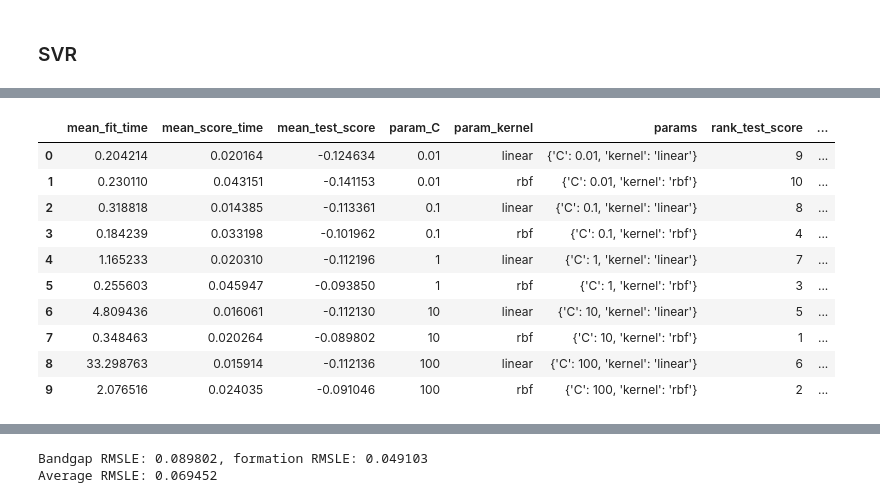
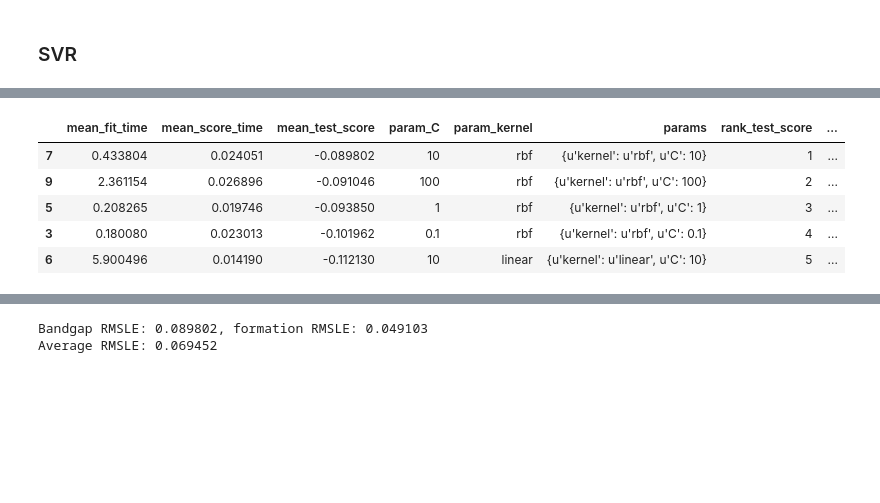
Before and after one commit to RuihaoQiu/Machine-learning-on-materials-research, a Jupyter notebook: Predictions_of_bandgap_and_formation_energy/Model_selection.ipynb, the cells around one changed output, grey strips where cells are left out. Saved outputs shown, nothing was run; the diff lists cells and outputs as text; code cells hidden in the pictures; blank space fills up the shorter version.

```diff
--- a/Predictions_of_bandgap_and_formation_energy/Model_selection.ipynb
+++ b/Predictions_of_bandgap_and_formation_energy/Model_selection.ipynb
@@ -63,23 +65,21 @@ def opt_model(X, y, model, params, cv_search):
     cv_search: cross validation searching method;
     '''
     if cv_search == "GridSearchCV":
-        method = GridSearchCV(model,
+        method = dcv.GridSearchCV(model,
                             param_grid=params,
                             scoring=my_score,
                             cv=5,
-                            n_jobs=-1,
-                            return_train_score=False,
-                            verbose=5)
+                            n_jobs=8,
+                            return_train_score=False)
 
-    elif cv_search == "BayesSearchCV":
-        method = BayesSearchCV(model,
-                            search_spaces=params,
+    elif cv_search == "RandomizedSearchCV":
+        method = dcv.RandomizedSearchCV(model,
+                            param_distributions=params,
                             scoring=my_score,
                             cv=5,
-                            n_iter=50,
-                            n_jobs=-1,
-                            return_train_score=False,
-                            verbose=5)
+                            n_iter=25,
+                            n_jobs=8,
+                            return_train_score=False)
 
     opt = method.fit(X, y)
     return opt
@@ -141,6 +141,6 @@ Average RMSLE: 0.061755
 X_scale = scale(X)
 model = SVR()
 param_grid = {'kernel':('linear', 'rbf'), 'C':[0.01, 0.1, 1, 10, 100]}
-
-svr_g = opt_model(X_scale, y_g, model, param_grid, "GridSearchCV")
+with ProgressBar():
+    svr_g = opt_model(X_scale, y_g, model, param_grid, "GridSearchCV")
 # %% [output]
@@ -183,15 +148,10 @@ Fitting 5 folds for each of 10 candidates, totalling 50 fits
 # %%
-pd.DataFrame(svr_g.cv_results_)
+pd.DataFrame(svr_g.cv_results_).sort_values("rank_test_score").head()
 # %% [output]
 |  | mean_fit_time | mean_score_time | mean_test_score | param_C | param_kernel | params | rank_test_score | ... |
-| 0 | 0.204214 | 0.020164 | -0.124634 | 0.01 | linear | {'C': 0.01, 'kernel': 'linear'} | 9 | ... |
-| 1 | 0.230110 | 0.043151 | -0.141153 | 0.01 | rbf | {'C': 0.01, 'kernel': 'rbf'} | 10 | ... |
-| 2 | 0.318818 | 0.014385 | -0.113361 | 0.1 | linear | {'C': 0.1, 'kernel': 'linear'} | 8 | ... |
-| 3 | 0.184239 | 0.033198 | -0.101962 | 0.1 | rbf | {'C': 0.1, 'kernel': 'rbf'} | 4 | ... |
-| 4 | 1.165233 | 0.020310 | -0.112196 | 1 | linear | {'C': 1, 'kernel': 'linear'} | 7 | ... |
-| 5 | 0.255603 | 0.045947 | -0.093850 | 1 | rbf | {'C': 1, 'kernel': 'rbf'} | 3 | ... |
-| 6 | 4.809436 | 0.016061 | -0.112130 | 10 | linear | {'C': 10, 'kernel': 'linear'} | 5 | ... |
-| 7 | 0.348463 | 0.020264 | -0.089802 | 10 | rbf | {'C': 10, 'kernel': 'rbf'} | 1 | ... |
-| 8 | 33.298763 | 0.015914 | -0.112136 | 100 | linear | {'C': 100, 'kernel': 'linear'} | 6 | ... |
-| 9 | 2.076516 | 0.024035 | -0.091046 | 100 | rbf | {'C': 100, 'kernel': 'rbf'} | 2 | ... |
+| 7 | 0.433804 | 0.024051 | -0.089802 | 10 | rbf | {u'kernel': u'rbf', u'C': 10} | 1 | ... |
+| 9 | 2.361154 | 0.026896 | -0.091046 | 100 | rbf | {u'kernel': u'rbf', u'C': 100} | 2 | ... |
+| 5 | 0.208265 | 0.019746 | -0.093850 | 1 | rbf | {u'kernel': u'rbf', u'C': 1} | 3 | ... |
+| 3 | 0.180080 | 0.023013 | -0.101962 | 0.1 | rbf | {u'kernel': u'rbf', u'C': 0.1} | 4 | ... |
+| 6 | 5.900496 | 0.014190 | -0.112130 | 10 | linear | {u'kernel': u'linear', u'C': 10} | 5 | ... |
 # %%
```
Also changed, not shown: parts of 28 cells of this notebook.
